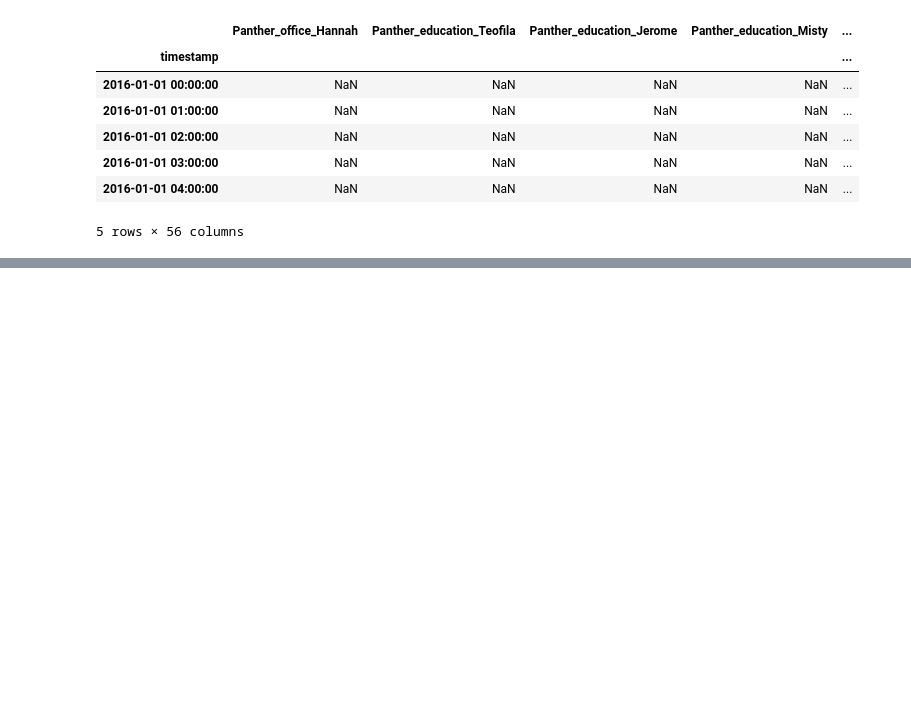
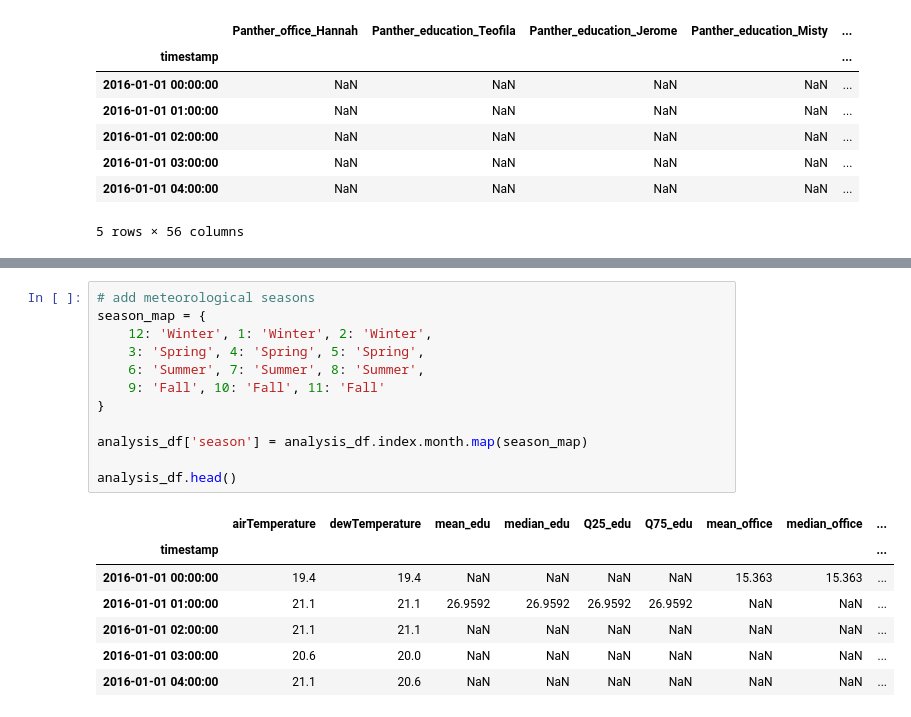
Before and after one commit to danieluyere/Data-Analysis-Practice, a Jupyter notebook: Building-Data-Genome-Project/1-data-analysis.ipynb, the cells around one changed output, grey strips where cells are left out. Saved outputs shown, nothing was run; the diff lists cells and outputs as text; blank space fills up the shorter version.

```diff
--- a/Building-Data-Genome-Project/1-data-analysis.ipynb
+++ b/Building-Data-Genome-Project/1-data-analysis.ipynb
@@ -205,0 +231,20 @@ analysis_df.sample(10)
+# %%
+# add meteorological seasons
+season_map = {
+    12: 'Winter', 1: 'Winter', 2: 'Winter',
+    3: 'Spring', 4: 'Spring', 5: 'Spring',
+    6: 'Summer', 7: 'Summer', 8: 'Summer',
+    9: 'Fall', 10: 'Fall', 11: 'Fall'
+}
+
+analysis_df['season'] = analysis_df.index.month.map(season_map)
+
+analysis_df.head()
+# %% [output]
+|  | airTemperature | dewTemperature | mean_edu | median_edu | Q25_edu | Q75_edu | mean_office | median_office | ... |
+| timestamp |  |  |  |  |  |  |  |  | ... |
+| 2016-01-01 00:00:00 | 19.4 | 19.4 | NaN | NaN | NaN | NaN | 15.363 | 15.363 | ... |
+| 2016-01-01 01:00:00 | 21.1 | 21.1 | 26.9592 | 26.9592 | 26.9592 | 26.9592 | NaN | NaN | ... |
+| 2016-01-01 02:00:00 | 21.1 | 21.1 | NaN | NaN | NaN | NaN | NaN | NaN | ... |
+| 2016-01-01 03:00:00 | 20.6 | 20.0 | NaN | NaN | NaN | NaN | NaN | NaN | ... |
+| 2016-01-01 04:00:00 | 21.1 | 20.6 | NaN | NaN | NaN | NaN | NaN | NaN | ... |
```
Also changed, not shown: parts of 10 cells of this notebook.
